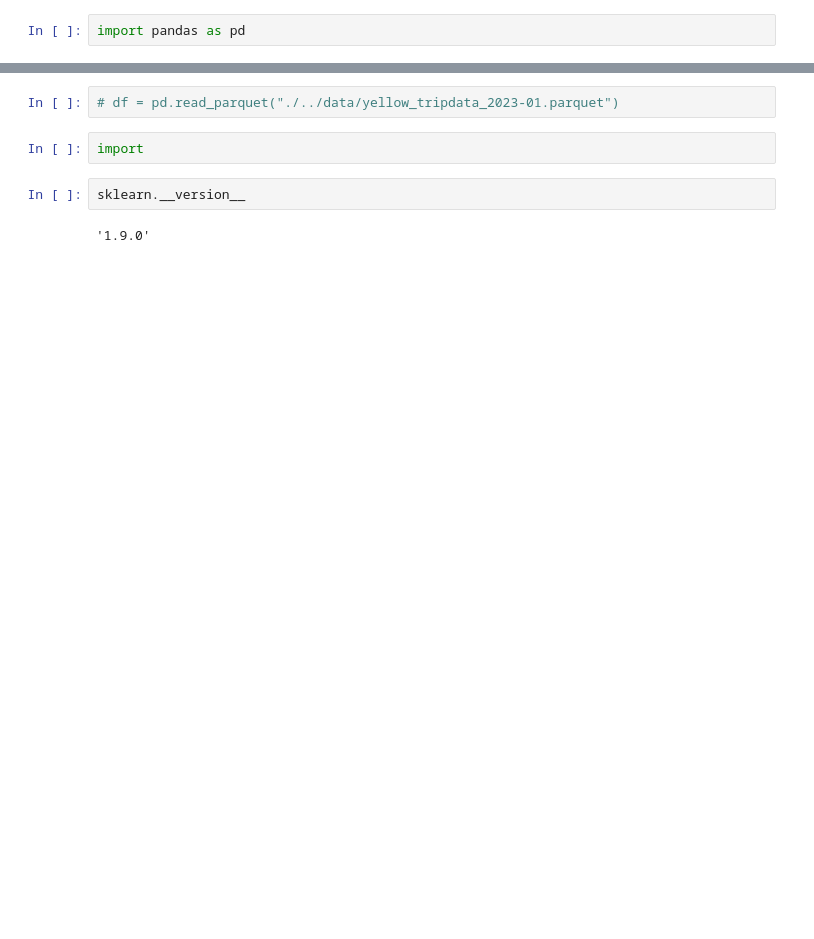
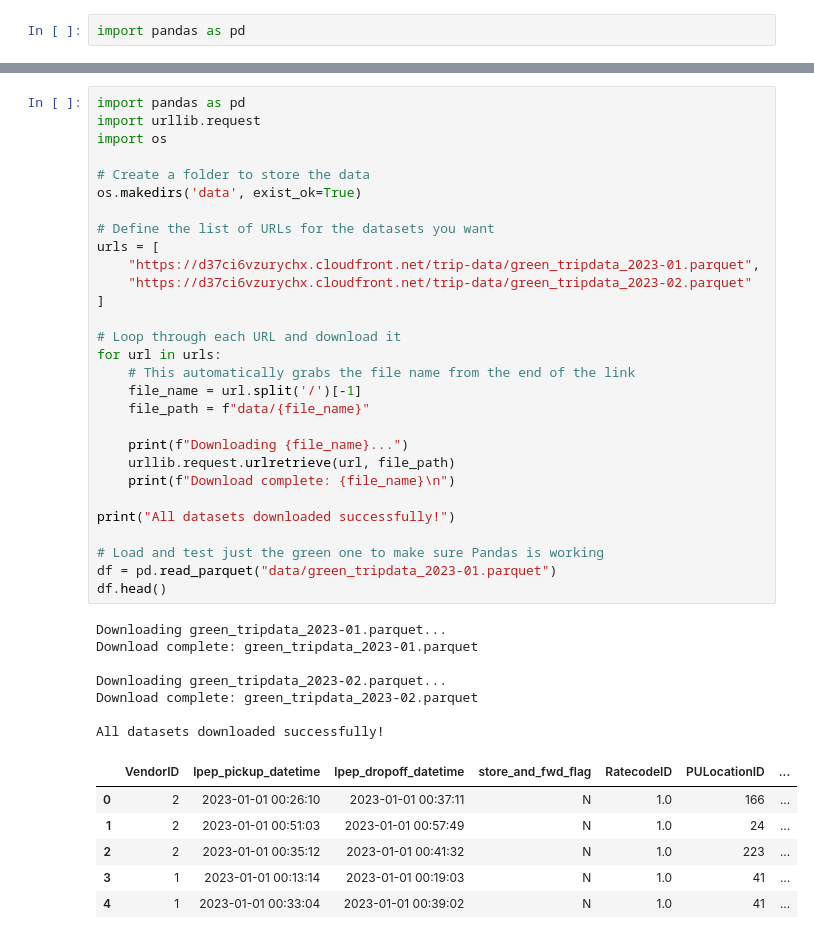
Before and after one commit to NATO-dotcom/MLOPS-camp, a Jupyter notebook: intro/Untitled.ipynb, the cells around one changed output, grey strips where cells are left out. Saved outputs shown, nothing was run; the diff lists cells and outputs as text; blank space fills up the shorter version.

```diff
--- a/intro/Untitled.ipynb
+++ b/intro/Untitled.ipynb
@@ -15,8 +11,43 @@ Successfully installed pyarrow-21.0.0
-# %%
-# df = pd.read_parquet("./../data/yellow_tripdata_2023-01.parquet")
-# %%
-import
-# %%
-sklearn.__version__
-# %% [output]
-'1.9.0'
+# %%
+import pandas as pd
+import urllib.request
+import os
+
+# Create a folder to store the data
+os.makedirs('data', exist_ok=True)
+
+# Define the list of URLs for the datasets you want
+urls = [
+    "https://d37ci6vzurychx.cloudfront.net/trip-data/green_tripdata_2023-01.parquet",
+    "https://d37ci6vzurychx.cloudfront.net/trip-data/green_tripdata_2023-02.parquet"
+]
+
+# Loop through each URL and download it
+for url in urls:
+    # This automatically grabs the file name from the end of the link
+    file_name = url.split('/')[-1]
+    file_path = f"data/{file_name}"
+
+    print(f"Downloading {file_name}...")
+    urllib.request.urlretrieve(url, file_path)
+    print(f"Download complete: {file_name}\n")
+
+print("All datasets downloaded successfully!")
+
+# Load and test just the green one to make sure Pandas is working
+df = pd.read_parquet("data/green_tripdata_2023-01.parquet")
+df.head()
+# %% [output]
+Downloading green_tripdata_2023-01.parquet...
+Download complete: green_tripdata_2023-01.parquet
+
+Downloading green_tripdata_2023-02.parquet...
+Download complete: green_tripdata_2023-02.parquet
+
+All datasets downloaded successfully!
+|  | VendorID | lpep_pickup_datetime | lpep_dropoff_datetime | store_and_fwd_flag | RatecodeID | PULocationID | ... |
+| 0 | 2 | 2023-01-01 00:26:10 | 2023-01-01 00:37:11 | N | 1.0 | 166 | ... |
+| 1 | 2 | 2023-01-01 00:51:03 | 2023-01-01 00:57:49 | N | 1.0 | 24 | ... |
+| 2 | 2 | 2023-01-01 00:35:12 | 2023-01-01 00:41:32 | N | 1.0 | 223 | ... |
+| 3 | 1 | 2023-01-01 00:13:14 | 2023-01-01 00:19:03 | N | 1.0 | 41 | ... |
+| 4 | 1 | 2023-01-01 00:33:04 | 2023-01-01 00:39:02 | N | 1.0 | 41 | ... |
```
Also changed, not shown: parts of 34 cells of this notebook.
